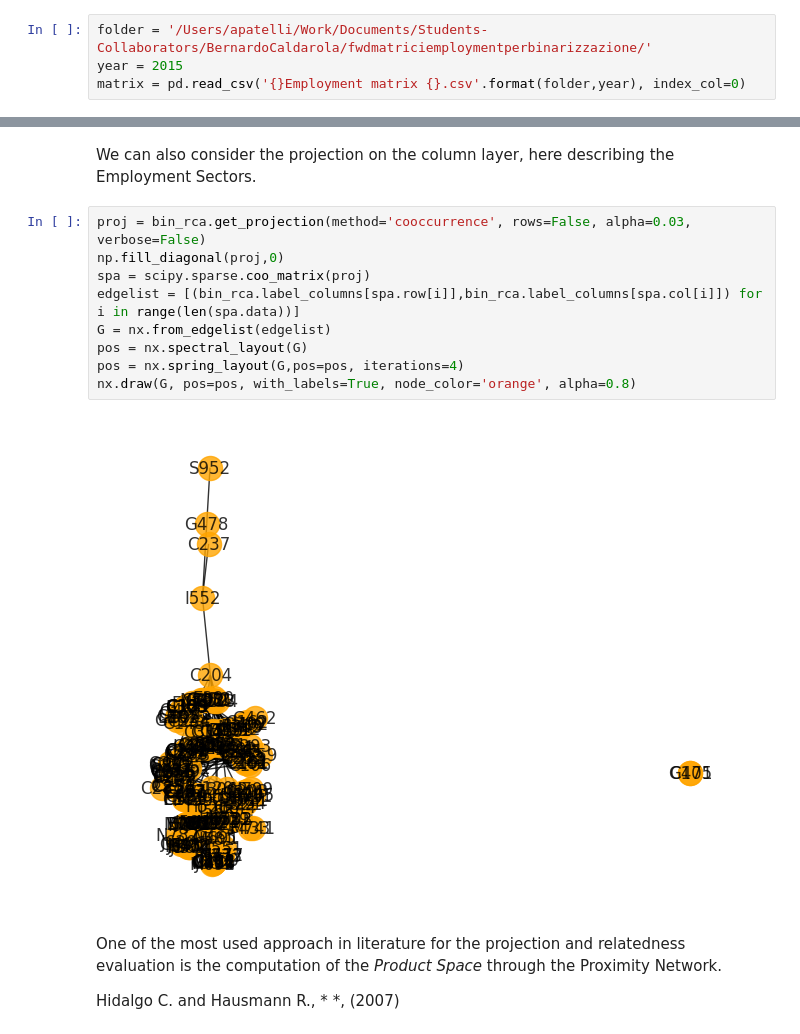
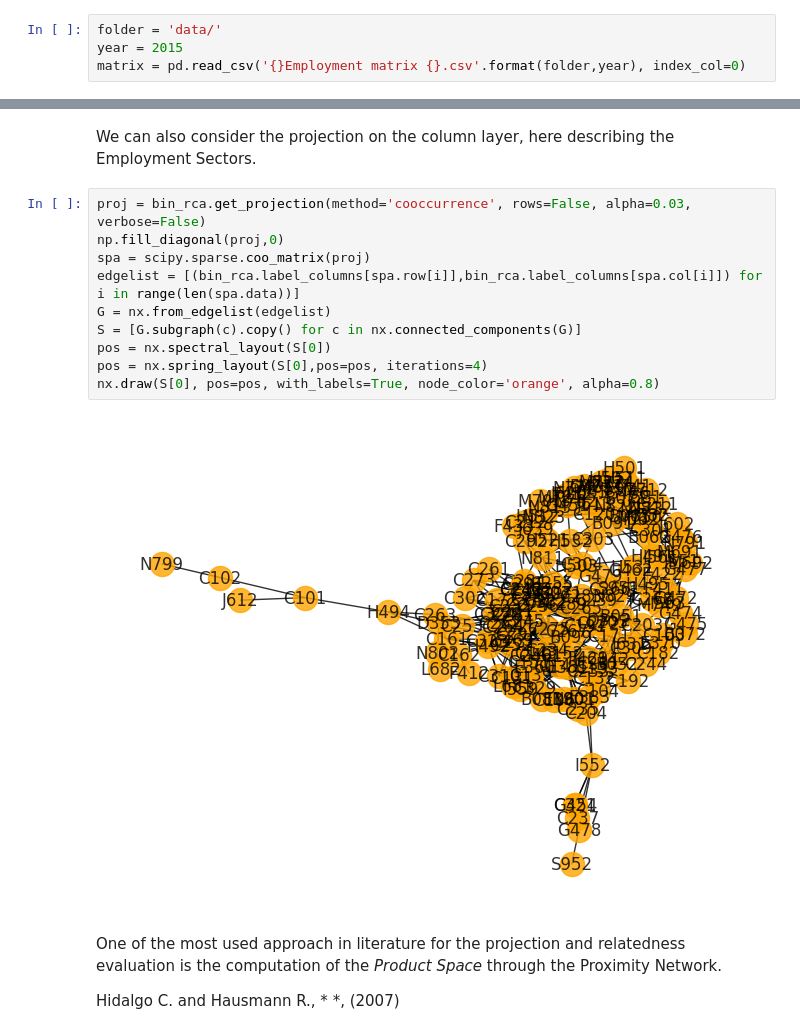
Before and after one commit to aureliopatelli/efc_repo, a Jupyter notebook: tutorial/tutorial.ipynb, the cells around one changed output, grey strips where cells are left out. Cells and saved outputs as stored; diff of their text form.

```diff
--- a/tutorial/tutorial.ipynb
+++ b/tutorial/tutorial.ipynb
@@ -30,6 +23,6 @@ ModuleNotFoundError: No module named 'numpy'
 # %% [markdown]
 # load the raw data
 # %%
-folder = '/Users/apatelli/Work/Documents/Students-Collaborators/BernardoCaldarola/fwdmatriciemploymentperbinarizzazione/'
+folder = 'data/'
 year = 2015
 matrix = pd.read_csv('{}Employment matrix {}.csv'.format(folder,year), index_col=0)
@@ -227,14 +374,15 @@ We can also consider the projection on the column layer, here describing the Emp
 # %%
 proj = bin_rca.get_projection(method='cooccurrence', rows=False, alpha=0.03, verbose=False)
 np.fill_diagonal(proj,0)
 spa = scipy.sparse.coo_matrix(proj)
 edgelist = [(bin_rca.label_columns[spa.row[i]],bin_rca.label_columns[spa.col[i]]) for i in range(len(spa.data))]
 G = nx.from_edgelist(edgelist)
-pos = nx.spectral_layout(G)
-pos = nx.spring_layout(G,pos=pos, iterations=4)
-nx.draw(G, pos=pos, with_labels=True, node_color='orange', alpha=0.8)
+S = [G.subgraph(c).copy() for c in nx.connected_components(G)]
+pos = nx.spectral_layout(S[0])
+pos = nx.spring_layout(S[0],pos=pos, iterations=4)
+nx.draw(S[0], pos=pos, with_labels=True, node_color='orange', alpha=0.8)
 # %% [output]
-[figure, old version]
+[figure, new version]
 # %% [markdown]
 One of the most used approach in literature for the projection and relatedness evaluation is the computation of the *Product Space* through the Proximity Network.
 
```
Also changed, not shown: parts of 35 cells of this notebook, 18 other files.
